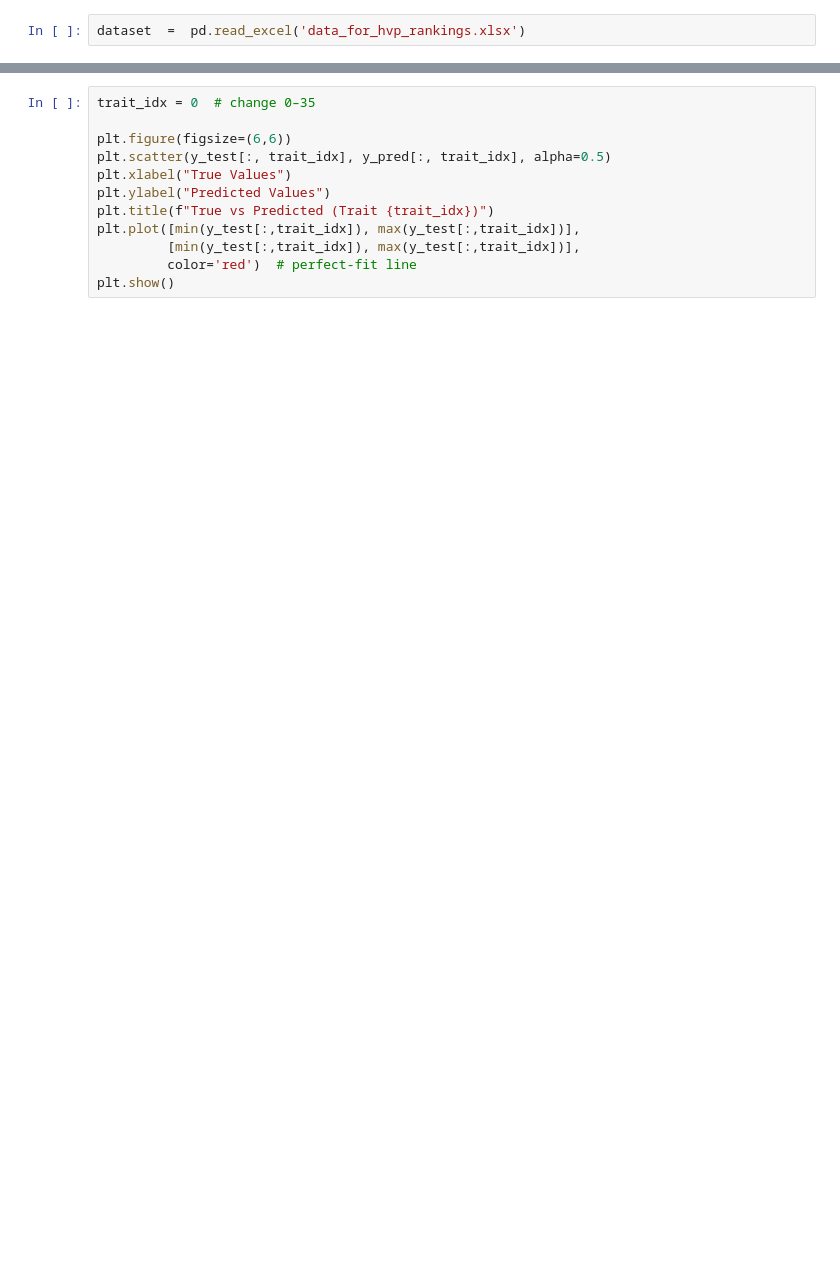
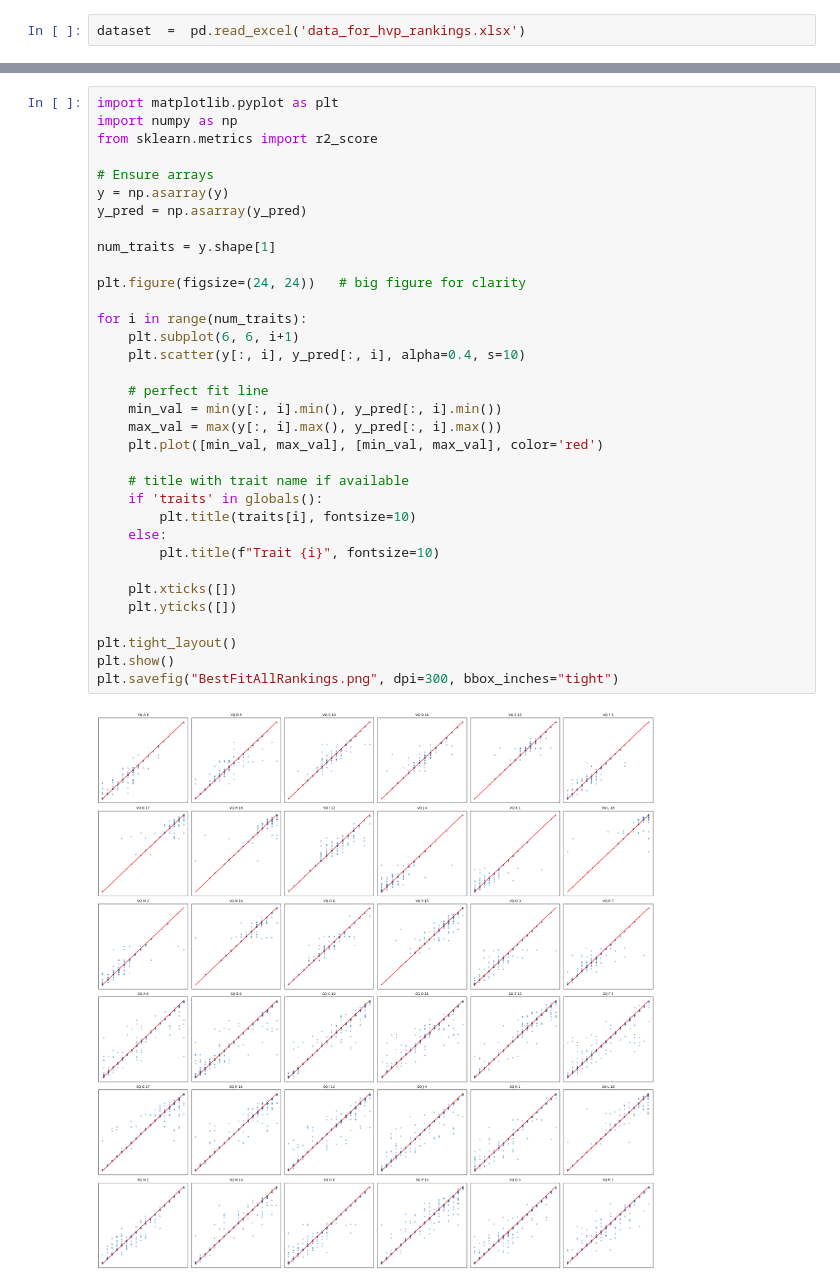
Before and after one commit to MuhammadSyyed/hvp_ranking_BiLSTM, a Jupyter notebook: xgboost_hvp.ipynb, the cells around one changed output, grey strips where cells are left out. Drawn from its saved outputs; the diff is of its cells as text; blank space fills up the shorter version.

```diff
--- a/xgboost_hvp.ipynb
+++ b/xgboost_hvp.ipynb
@@ -181,12 +172,36 @@ plt.show()
 # %%
-trait_idx = 0  # change 0–35
+import matplotlib.pyplot as plt
+import numpy as np
+from sklearn.metrics import r2_score
 
-plt.figure(figsize=(6,6))
-plt.scatter(y_test[:, trait_idx], y_pred[:, trait_idx], alpha=0.5)
-plt.xlabel("True Values")
-plt.ylabel("Predicted Values")
-plt.title(f"True vs Predicted (Trait {trait_idx})")
-plt.plot([min(y_test[:,trait_idx]), max(y_test[:,trait_idx])],
-         [min(y_test[:,trait_idx]), max(y_test[:,trait_idx])],
-         color='red')  # perfect-fit line
+# Ensure arrays
+y = np.asarray(y)
+y_pred = np.asarray(y_pred)
+
+num_traits = y.shape[1]
+
+plt.figure(figsize=(24, 24))   # big figure for clarity
+
+for i in range(num_traits):
+    plt.subplot(6, 6, i+1)
+    plt.scatter(y[:, i], y_pred[:, i], alpha=0.4, s=10)
+
+    # perfect fit line
+    min_val = min(y[:, i].min(), y_pred[:, i].min())
+    max_val = max(y[:, i].max(), y_pred[:, i].max())
+    plt.plot([min_val, max_val], [min_val, max_val], color='red')
+
+    # title with trait name if available
+    if 'traits' in globals():
+        plt.title(traits[i], fontsize=10)
+    else:
+        plt.title(f"Trait {i}", fontsize=10)
+
+    plt.xticks([])
+    plt.yticks([])
+
+plt.tight_layout()
 plt.show()
+plt.savefig("BestFitAllRankings.png", dpi=300, bbox_inches="tight")
+# %% [output]
+[figure, added]
```
Also changed, not shown: parts of 25 cells of this notebook, 7 other files.
